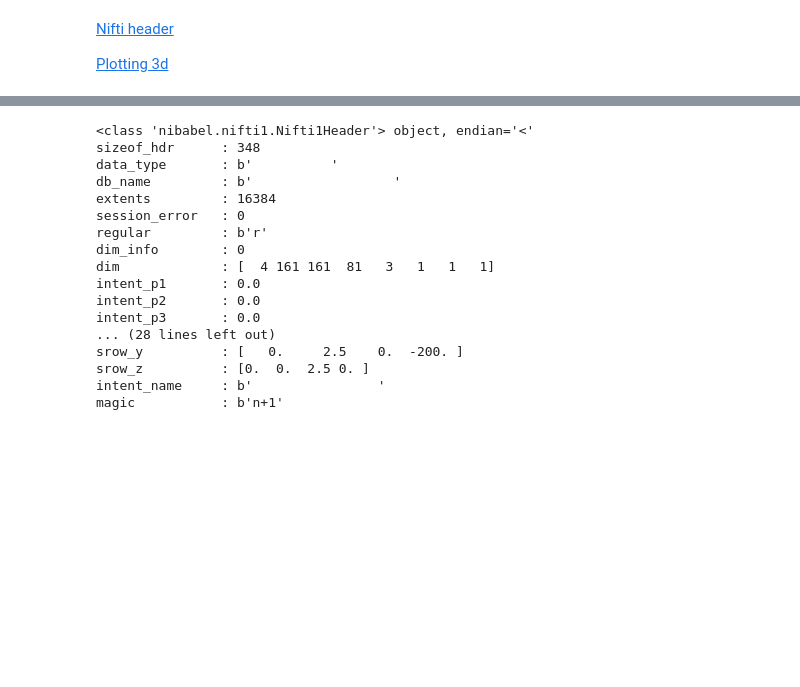
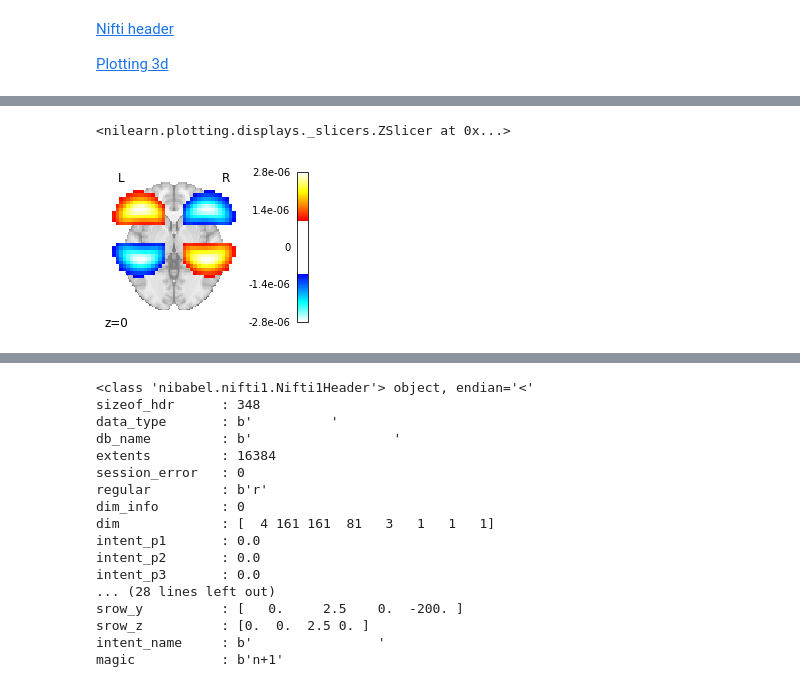
Before and after one commit to Insai/faraday, a Jupyter notebook: NiftiCoilFiles.ipynb, the cells around one changed output, grey strips where cells are left out. Cells and saved outputs as stored; diff of their text form; code cells hidden in the pictures; blank space fills up the shorter version.

```diff
--- a/NiftiCoilFiles.ipynb
+++ b/NiftiCoilFiles.ipynb
@@ -14,0 +164,5 @@ img_25 = nib.load('./ccd-files/Deng_Brain_Stimul_2013/No25_Magstim_Figure8_25mm.
+# %%
+plotting.plot_stat_map(image.index_img(fig8_25, 0),  display_mode="z", cut_coords=1)
+# %% [output]
+<nilearn.plotting.displays._slicers.ZSlicer at 0x...>
+[figure, added]
```
Also changed, not shown: parts of 48 cells of this notebook, 1 other file.
